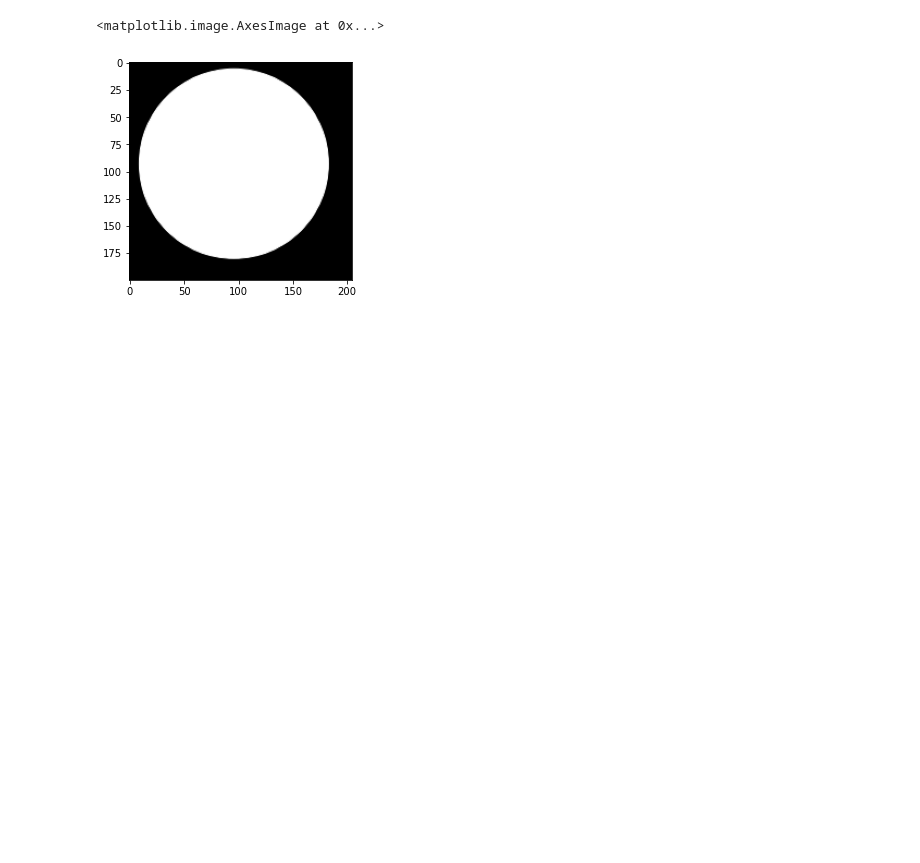
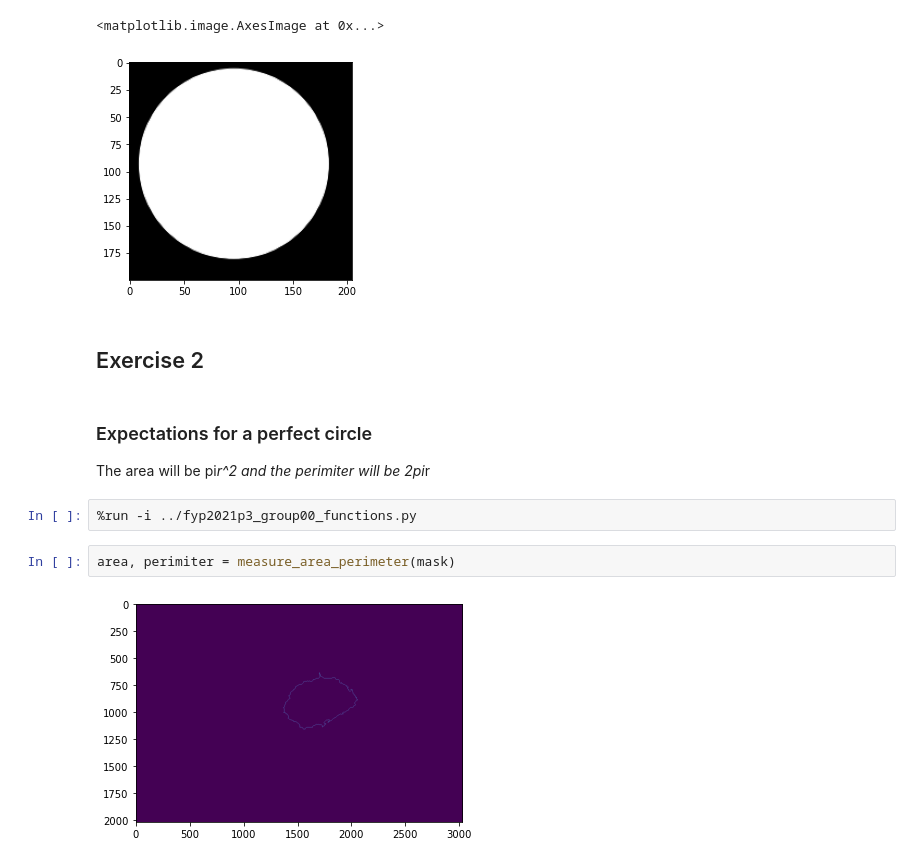
Before and after one commit to adagige/fyp2021p03g02, a Jupyter notebook: notebooks/Exercise 1.ipynb, the cells around one changed output. Cells and saved outputs as stored; diff of their text form; blank space fills up the shorter version.

Commit message:
Exercise 2

```diff
--- a/notebooks/Exercise 1.ipynb
+++ b/notebooks/Exercise 1.ipynb
@@ -184,3 +186,14 @@ plt.imshow(circle)
 # %% [output]
 <matplotlib.image.AxesImage at 0x...>
 [figure]
+# %% [markdown]
+## Exercise 2
+# %% [markdown]
+### Expectations for a perfect circle
+The area will be pi*r^2 and the perimiter will be 2pi*r
+# %%
+%run -i ../fyp2021p3_group00_functions.py
+# %%
+area, perimiter = measure_area_perimeter(mask)
+# %% [output]
+[figure, added]
```
Also changed, not shown: parts of 2 cells of this notebook, 1 other file.
